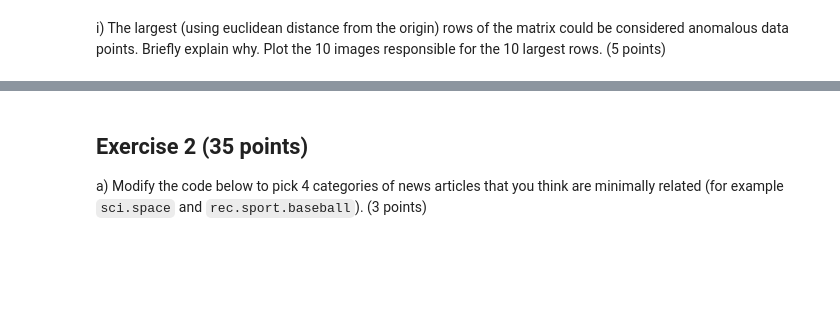
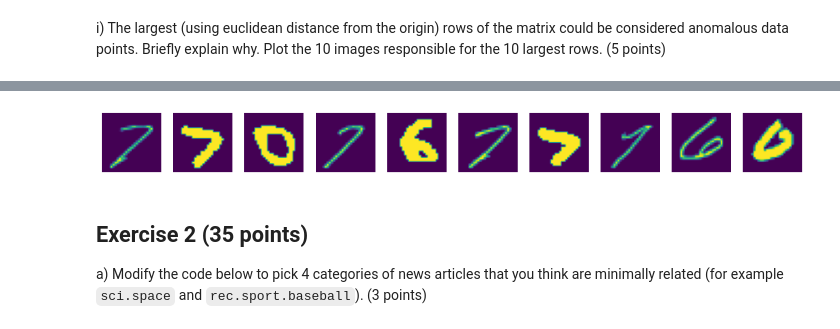
Before and after one commit to ivanisakov99/CS506, a Jupyter notebook: HW/3./homework3.ipynb, the cells around one changed output, grey strips where cells are left out. Drawn from its saved outputs; the diff is of its cells as text; code cells hidden in the pictures; blank space fills up the shorter version.

```diff
--- a/HW/3./homework3.ipynb
+++ b/HW/3./homework3.ipynb
@@ -178,2 +176,20 @@ compressed_df['Image'] = compressed_df['Image'].apply(lambda x: compressImage(x,
+# %%
+df_compressed = pd.DataFrame(compressData(df.iloc[:, :784].values, rank=10)).join(
+    df["Label"]
+)
+
+# ???
+
+diff_matrix = df.iloc[:, :784].values - df_compressed.iloc[:, :784].values
 # %% [markdown]
 i) The largest (using euclidean distance from the origin) rows of the matrix could be considered anomalous data points. Briefly explain why. Plot the 10 images responsible for the 10 largest rows. (5 points)
+# %%
+def calcDistance(diff):
+    distances = []
+    for row in diff:
+        distances.append(np.linalg.norm(row))
+
+    return pd.Series(distances)
+
+df['Distance'] = calcDistance(diff_matrix)
+df.head()
@@ -180,3 +204,15 @@ i) The largest (using euclidean distance from the origin) rows of the matrix cou
+# %%
+df = df.sort_values(by=['Distance'], ascending=False)
+fig, axes = plt.subplots(1, 10)
+for ax, digit in zip(axes, df.iloc[:, :784].values):
+  ax.set_axis_off()
+  img = digit.reshape(28, 28)
+  ax.imshow(img)
+
+fig.set_figwidth(15)
+fig.set_figheight(15)
+# %% [output]
+[figure, added]
 # %% [markdown]
 ## Exercise 2 (35 points)
 
```
Also changed, not shown: parts of 18 cells of this notebook, 1 other file.
